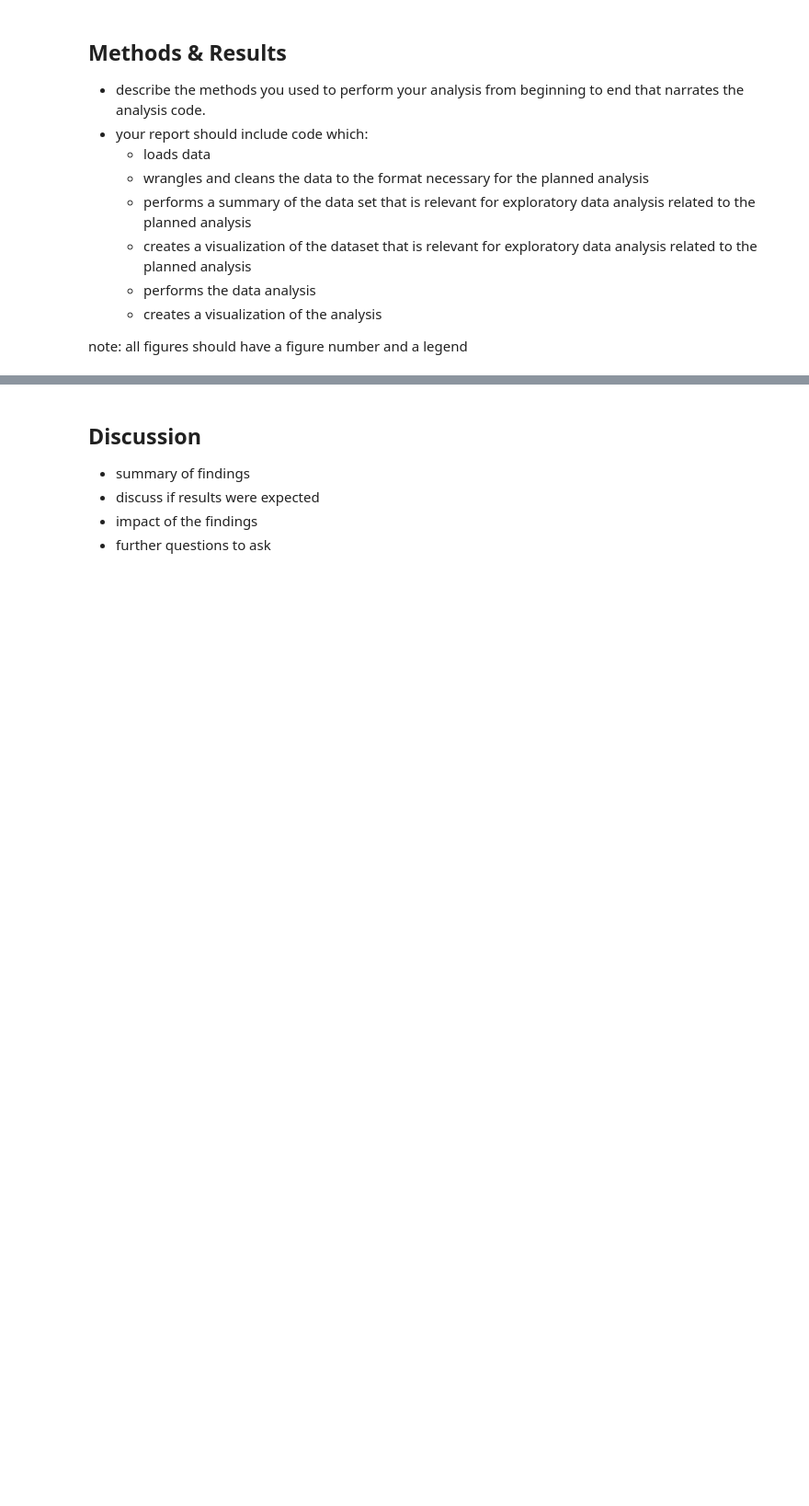
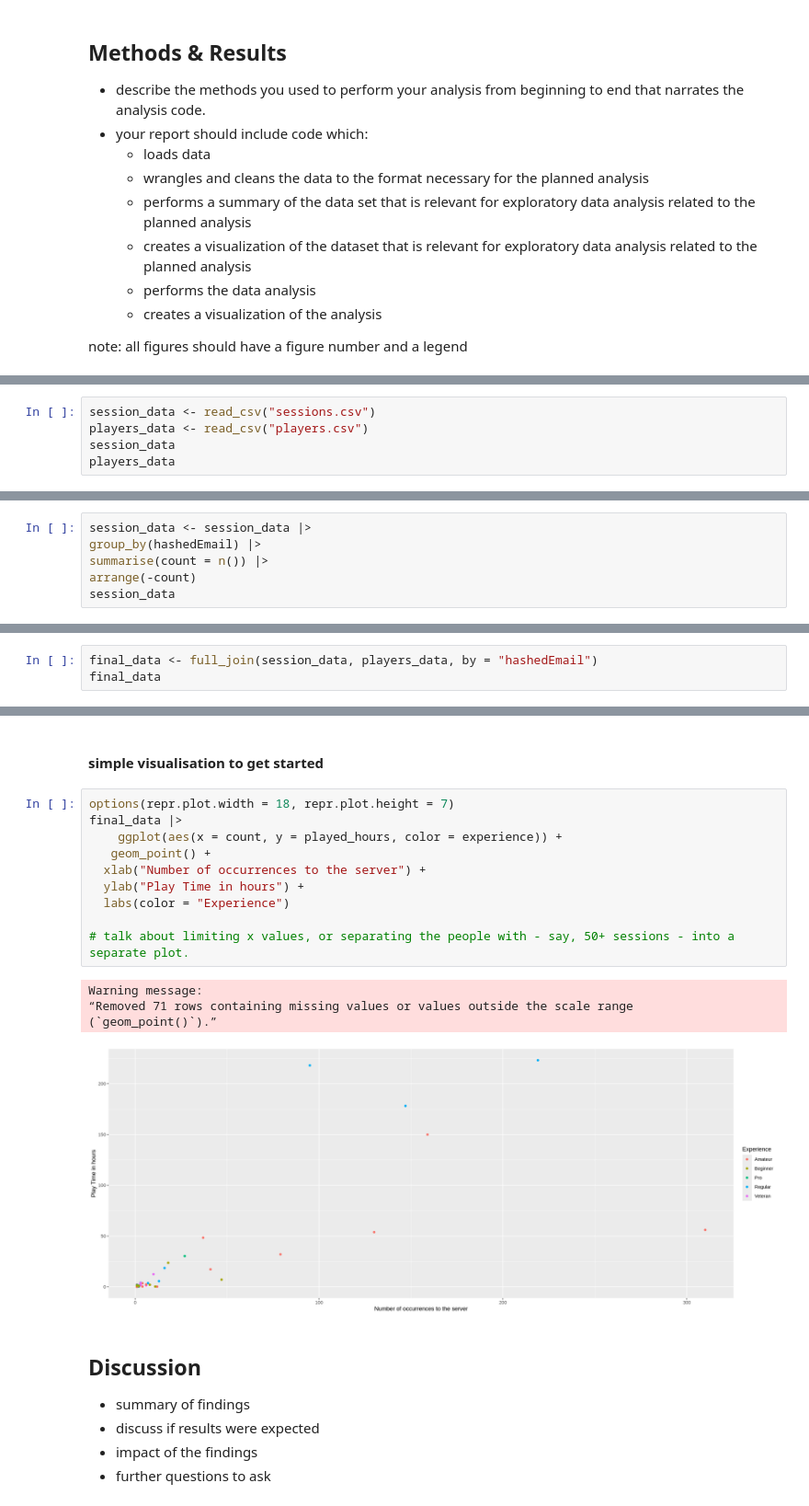
Before and after one commit to clam171/DSCI-100---S6G16, a Jupyter notebook: DSCI 100(S6G16) Project.ipynb, the cells around one changed output, grey strips where cells are left out. Shown at 92% size. Saved outputs shown, nothing was run; the diff lists cells and outputs as text; blank space fills up the shorter version.

```diff
--- a/DSCI 100(S6G16) Project.ipynb
+++ b/DSCI 100(S6G16) Project.ipynb
@@ -38,0 +64,5 @@ note: all figures should have a figure number and a legend
+# %%
+session_data <- read_csv("sessions.csv")
+players_data <- read_csv("players.csv")
+session_data
+players_data
@@ -38,0 +109,6 @@ note: all figures should have a figure number and a legend
+# %%
+session_data <- session_data |>
+group_by(hashedEmail) |>
+summarise(count = n()) |>
+arrange(-count)
+session_data
@@ -38,0 +126,3 @@ note: all figures should have a figure number and a legend
+# %%
+final_data <- full_join(session_data, players_data, by = "hashedEmail")
+final_data
@@ -39,3 +140,20 @@ note: all figures should have a figure number and a legend
+# %% [markdown]
+#### simple visualisation to get started
+# %%
+options(repr.plot.width = 18, repr.plot.height = 7)
+final_data |>
+    ggplot(aes(x = count, y = played_hours, color = experience)) +
+   geom_point() +
+  xlab("Number of occurrences to the server") +
+  ylab("Play Time in hours") +
+  labs(color = "Experience")
+
+# talk about limiting x values, or separating the people with - say, 50+ sessions - into a separate plot.
+# %% [output]
+Warning message:
+“Removed 71 rows containing missing values or values outside the scale range
+(`geom_point()`).”
+[figure, added]
 # %% [markdown]
 ## Discussion
 
```
Also changed, not shown: parts of 6 cells of this notebook.
